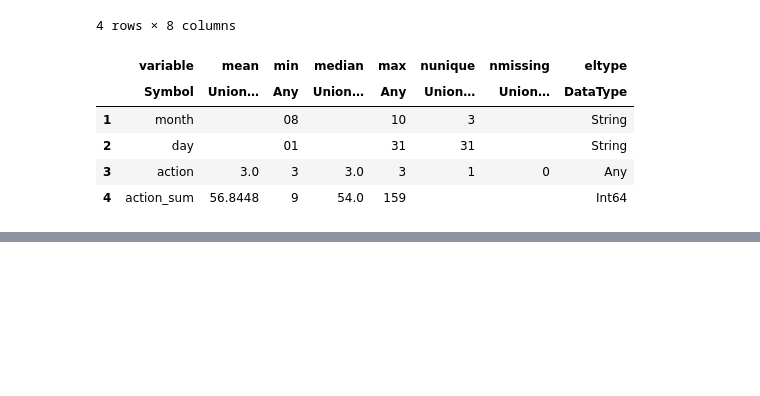
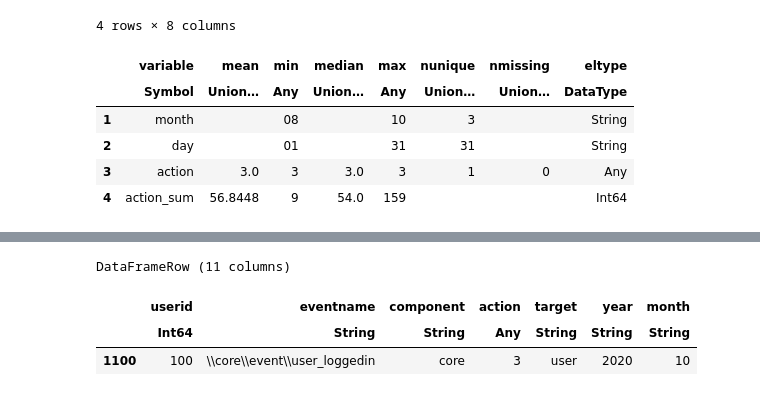
Before and after one commit to JohnFlorez25/giant_data_module, a Jupyter notebook: docs/visualization_data_giant.ipynb, the cells around one changed output, grey strips where cells are left out. Cells and saved outputs as stored; diff of their text form; code cells hidden in the pictures; blank space fills up the shorter version.

```diff
--- a/docs/visualization_data_giant.ipynb
+++ b/docs/visualization_data_giant.ipynb
@@ -411,4 +375,4 @@ y=actionDataFrameCount[1:4,:action_sum]
 plot(x, y, seriestype = :bar, size=(700,300), title = "Actions most performed by users", legend=false, orientation=:h, yflip=true)
 # %%
 #Convirtiendo variables en tipo String del feature Data Frame
-featureDataFrame[!,[:year, :month, :day]]=convert(Array{String}, eventsDataFrame[!,[:year, :month, :day]]);
+featureDataFrame[!,[:year, :month, :day, :hour, :minute, :second]]=convert(Array{String}, featureDataFrame[!,[:year, :month, :day, :hour, :minute, :second]])
@@ -461,0 +502,8 @@ plot(x, y, title = "Connections per day", xlabel = "Day", ylabel = "Connection's
+# %%
+# Agrupando los usuarios de acuerdo a la acción realizada
+x = last(filter(row -> row.action == 3, featureDataFrame))
+# %% [output]
+DataFrameRow (11 columns)
+|  | userid | eventname | component | action | target | year | month |
+|  | Int64 | String | String | Any | String | String | String |
+| 1100 | 100 | \\core\\event\\user_loggedin | core | 3 | user | 2020 | 10 |
```
Also changed, not shown: parts of 9 cells of this notebook, 16 other files.
